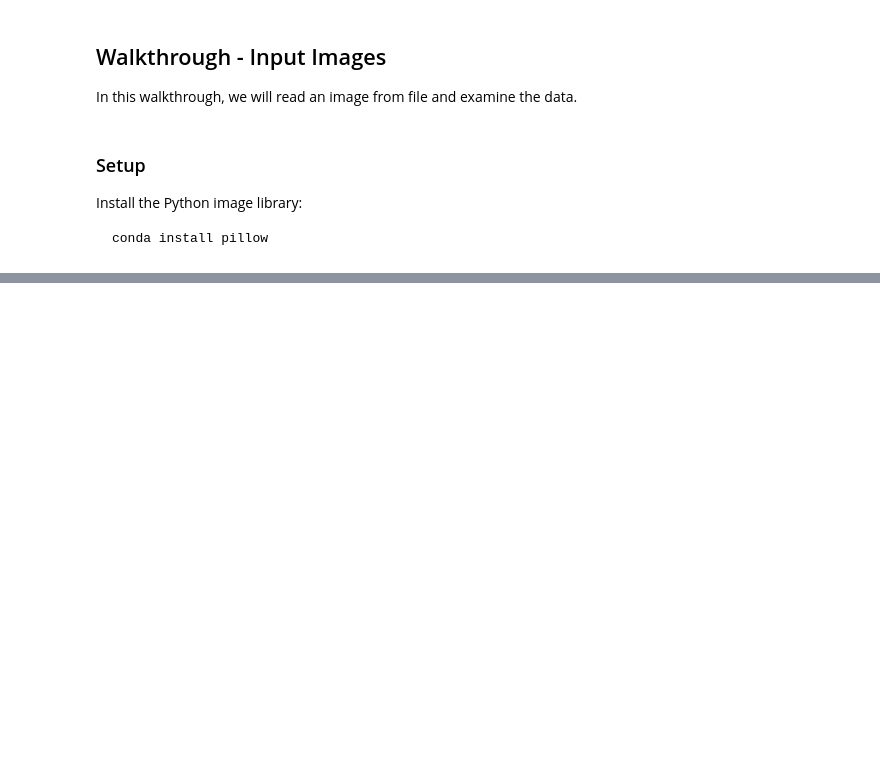
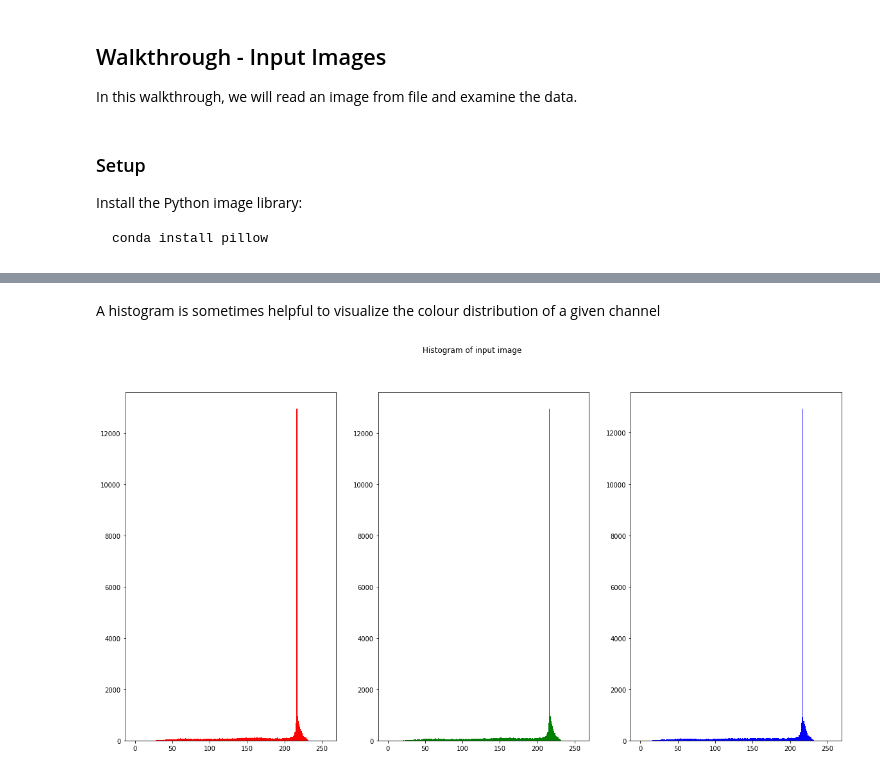
Before and after one commit to lisaong/mldds-courseware, a Jupyter notebook: 03_TextImage/image.ipynb, the cells around one changed output, grey strips where cells are left out. Cells and saved outputs as stored; diff of their text form; code cells hidden in the pictures; blank space fills up the shorter version.

```diff
--- a/03_TextImage/image.ipynb
+++ b/03_TextImage/image.ipynb
@@ -86,0 +139,21 @@ demo_arr[midpoint_row:midpoint_row+5, midpoint_col:midpoint_col+5, :]
+# %% [markdown]
+A histogram is sometimes helpful to visualize the colour distribution of a given channel
+# %%
+# order: RGB
+red_channel = demo_arr[:, :, 0]
+green_channel = demo_arr[:, :, 1]
+blue_channel = demo_arr[:, :, 2]
+
+fig, ax = plt.subplots(nrows=1, ncols=3, figsize=(20, 10))
+
+# flatten the [row_size, col_size] matrix into a vector of [row_size * col_size]
+# we just need to count the raw pixel values for the histogram,
+# so it doesn't matter where they are located.
+ax[0].hist(red_channel.flatten(), 256, range=(0,256), color='red')
+ax[1].hist(green_channel.flatten(), 256, range=(0,256), color='green')
+ax[2].hist(blue_channel.flatten(), 256, range=(0,256), color='blue')
+
+fig.suptitle('Histogram of input image')
+plt.show()
+# %% [output]
+[figure, added]
```
Also changed, not shown: parts of 15 cells of this notebook, 3 other files.
